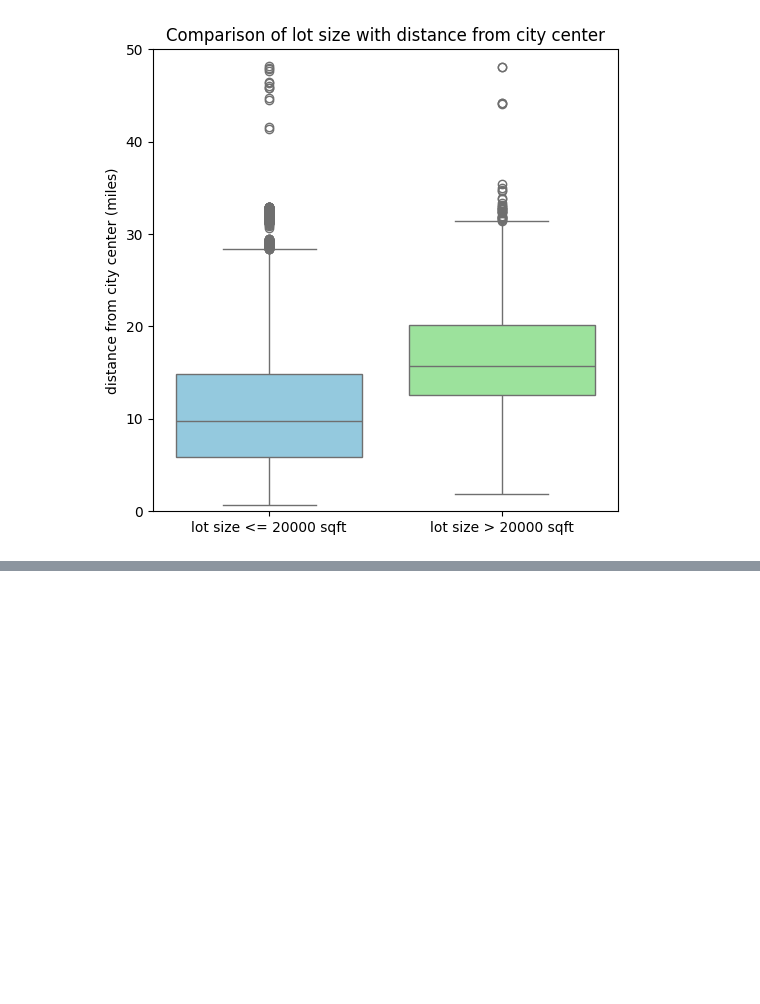
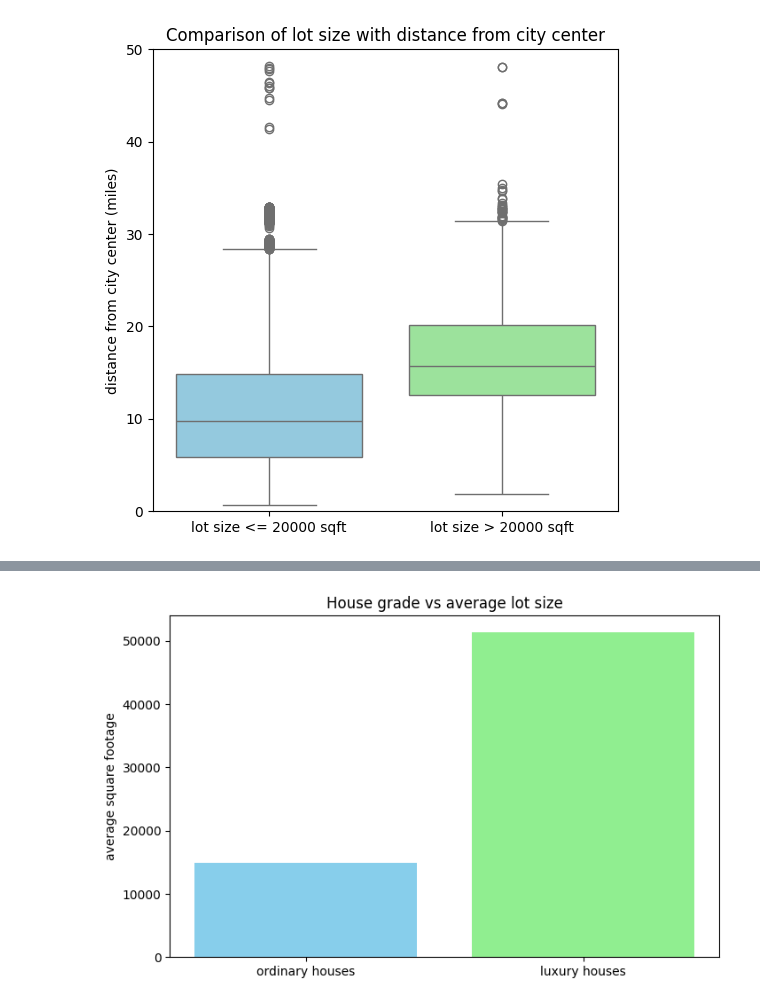
Before and after one commit to sarathisisme/eda_project, a Jupyter notebook: EDA.ipynb, the cells around one changed output, grey strips where cells are left out. Drawn from its saved outputs; the diff is of its cells as text; code cells hidden in the pictures; blank space fills up the shorter version.

```diff
--- a/EDA.ipynb
+++ b/EDA.ipynb
@@ -317,0 +318,12 @@ plt.show()
+# %%
+# Example data
+categories = ['ordinary houses', 'luxury houses']
+values = [df[df['grade'] <= threshold_grade]['sqft_lot'].mean(), df[df['grade'] > threshold_grade]['sqft_lot'].mean()]
+
+# Create bar plot
+plt.bar(categories, values, color=['skyblue', 'lightgreen'])  # Optional colors
+plt.ylabel('average square footage')
+plt.title('House grade vs average lot size')
+plt.show()
+# %% [output]
+[figure, added]
```
Also changed, not shown: parts of 1 cell of this notebook.
